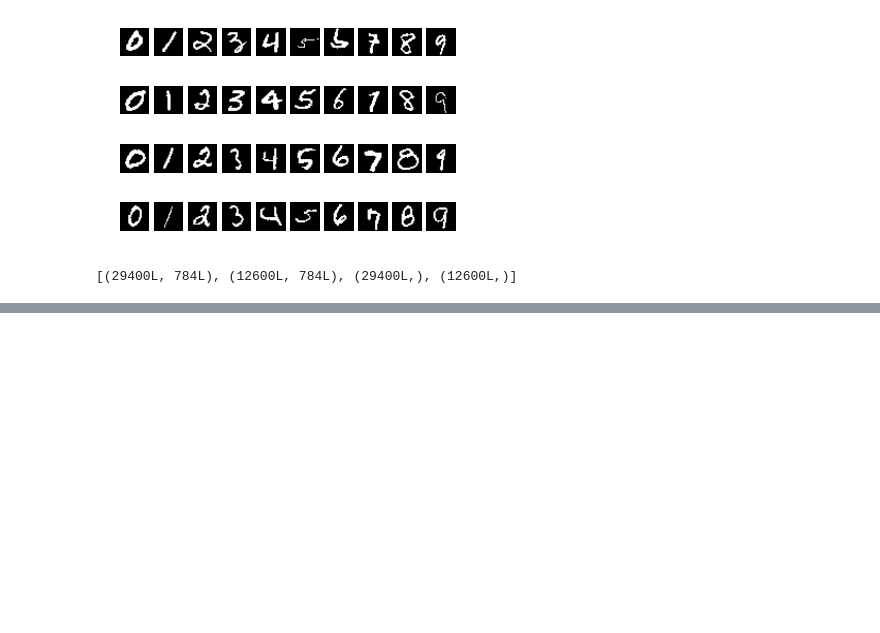
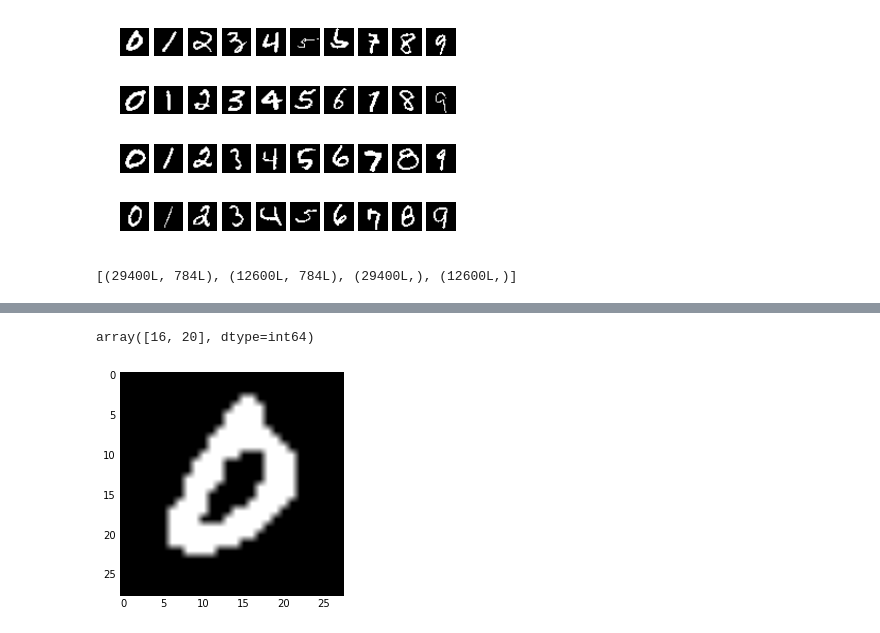
Before and after one commit to cginestra/digitRecognizer, a Jupyter notebook: DigitRekon.ipynb, the cells around one changed output, grey strips where cells are left out. Saved outputs shown, nothing was run; the diff lists cells and outputs as text; code cells hidden in the pictures; blank space fills up the shorter version.

```diff
--- a/DigitRekon.ipynb
+++ b/DigitRekon.ipynb
@@ -152,0 +154,24 @@ array([[1201,    0,    3,    3,    2,    7,    9,    1,   10,    4],
+# %%
+def setDigitInStandardImage(digitImage, stdDimensions, insertionPt):
+    dimImage = digitImage.shape
+    outImage = np.zeros(stdDimensions)
+    outImage[insertionPt[0]:insertionPt[0]+dimImage[0],insertionPt[1]:insertionPt[1]+dimImage[1]] = digitImage
+    return outImage
+# %%
+def imresizeAndRotate(im,sz,ang):
+    """  Resize and rotate an image array using PIL. """
+    pil_im = Image.fromarray(np.uint8(im))
+    pil_im = pil_im.resize(sz, resample=Image.BILINEAR)
+    return np.array(pil_im.rotate(ang))
+# %%
+
+currentShape = np.array([subimage.shape[1],subimage.shape[0]])
+currentIm = imresizeAndRotate(subimage, currentShape, 0)
+
+
+imTest = setDigitInStandardImage(currentIm, [28,28], init)
+imgplot = plt.imshow(imTest, cmap='gray')
+currentShape
+# %% [output]
+array([16, 20], dtype=int64)
+[figure, added]
```
Also changed, not shown: parts of 7 cells of this notebook.
